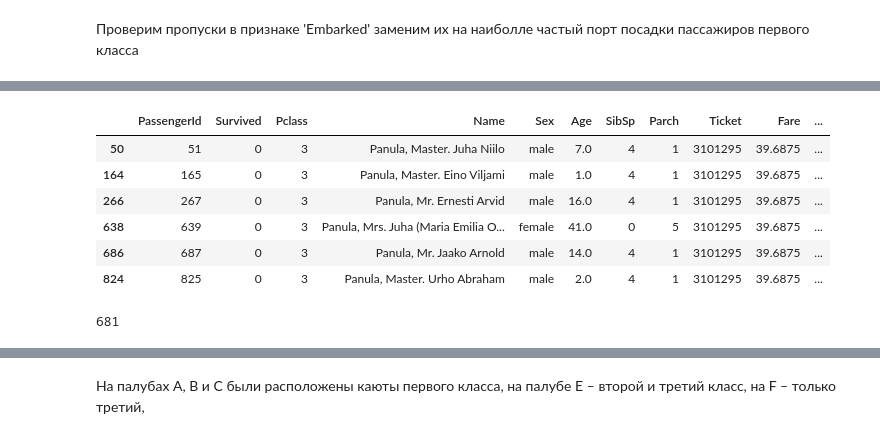
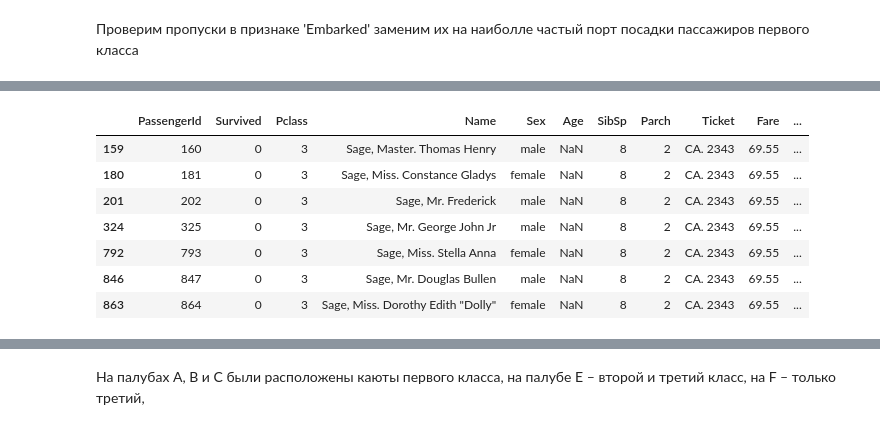
Before and after one commit to adtitovich/dsml-17, a Jupyter notebook: m4.ipynb, the cells around one changed output, grey strips where cells are left out. Saved outputs shown, nothing was run; the diff lists cells and outputs as text; code cells hidden in the pictures.

```diff
--- a/m4.ipynb
+++ b/m4.ipynb
@@ -173,6 +168,0 @@ Name: Embarked, dtype: int64
-# %%
-data['Sex'].value_counts()
-data.loc[(data['Sex'] == 'male'), 'Sex'] = 1
-data.loc[(data['Sex'] == 'female'), 'Sex'] = 0
-
-data['Sex'].value_counts()
@@ -183,3 +177,5 @@ Name: Sex, dtype: int64
+# %%
+data['Sex'] = data['Sex'].apply(lambda x: 1 if x =='male' else 0).astype('int')
 # %%
 data.info()
 # %% [output]
@@ -203,14 +209,11 @@ memory usage: 55.8+ KB
 # %%
-data[(data.Ticket == '3101295')].head(20)
+data[(data['SibSp'] == 8)].head(20)
 # %% [output]
 |  | PassengerId | Survived | Pclass | Name | Sex | Age | SibSp | Parch | Ticket | Fare | ... |
-| 50 | 51 | 0 | 3 | Panula, Master. Juha Niilo | male | 7.0 | 4 | 1 | 3101295 | 39.6875 | ... |
-| 164 | 165 | 0 | 3 | Panula, Master. Eino Viljami | male | 1.0 | 4 | 1 | 3101295 | 39.6875 | ... |
-| 266 | 267 | 0 | 3 | Panula, Mr. Ernesti Arvid | male | 16.0 | 4 | 1 | 3101295 | 39.6875 | ... |
-| 638 | 639 | 0 | 3 | Panula, Mrs. Juha (Maria Emilia O... | female | 41.0 | 0 | 5 | 3101295 | 39.6875 | ... |
-| 686 | 687 | 0 | 3 | Panula, Mr. Jaako Arnold | male | 14.0 | 4 | 1 | 3101295 | 39.6875 | ... |
-| 824 | 825 | 0 | 3 | Panula, Master. Urho Abraham | male | 2.0 | 4 | 1 | 3101295 | 39.6875 | ... |
+| 159 | 160 | 0 | 3 | Sage, Master. Thomas Henry | male | NaN | 8 | 2 | CA. 2343 | 69.55 | ... |
+| 180 | 181 | 0 | 3 | Sage, Miss. Constance Gladys | female | NaN | 8 | 2 | CA. 2343 | 69.55 | ... |
+| 201 | 202 | 0 | 3 | Sage, Mr. Frederick | male | NaN | 8 | 2 | CA. 2343 | 69.55 | ... |
+| 324 | 325 | 0 | 3 | Sage, Mr. George John Jr | male | NaN | 8 | 2 | CA. 2343 | 69.55 | ... |
+| 792 | 793 | 0 | 3 | Sage, Miss. Stella Anna | female | NaN | 8 | 2 | CA. 2343 | 69.55 | ... |
+| 846 | 847 | 0 | 3 | Sage, Mr. Douglas Bullen | male | NaN | 8 | 2 | CA. 2343 | 69.55 | ... |
+| 863 | 864 | 0 | 3 | Sage, Miss. Dorothy Edith "Dolly" | female | NaN | 8 | 2 | CA. 2343 | 69.55 | ... |
-# %%
-data.Ticket.nunique()
-# %% [output]
-681
```
Also changed, not shown: parts of 10 cells of this notebook.
